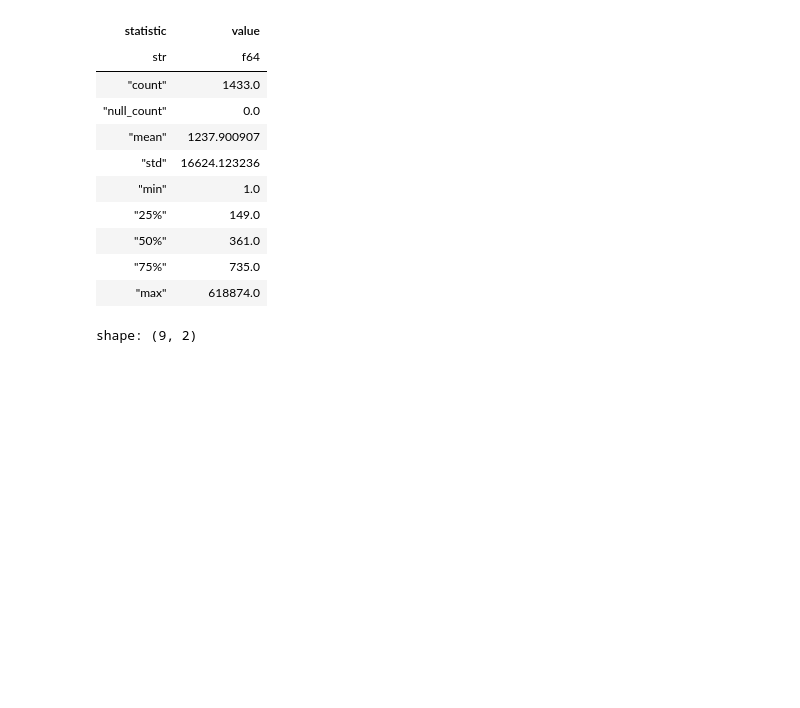
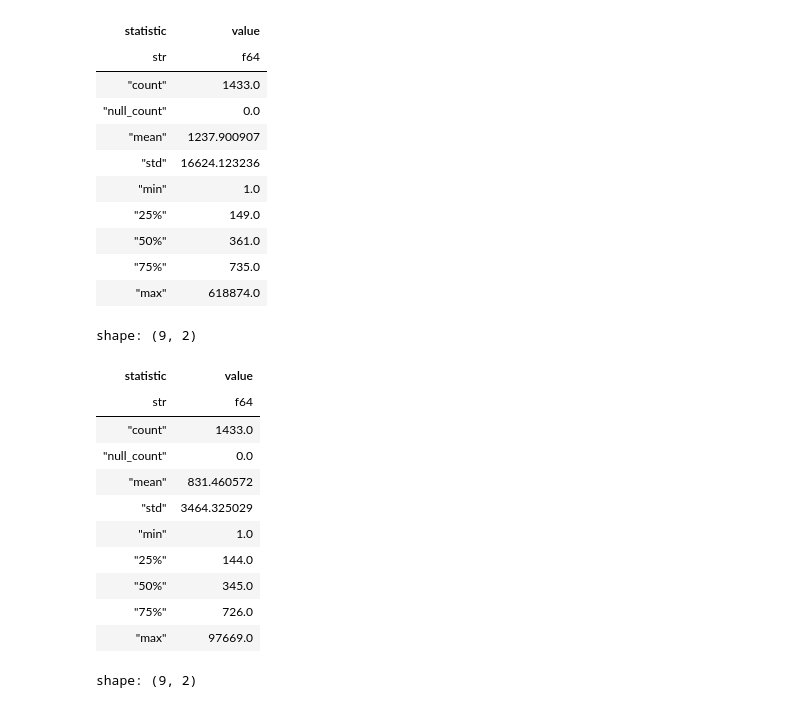
Before and after one commit to NetherQuartz/ilo-toki, a Jupyter notebook: combined-dataset/00_data.ipynb, the cells around one changed output. Saved outputs shown, nothing was run; the diff lists cells and outputs as text; code cells hidden in the pictures; blank space fills up the shorter version.

```diff
--- a/combined-dataset/00_data.ipynb
+++ b/combined-dataset/00_data.ipynb
@@ -229,6 +297,21 @@ shape: (9, 2)
 | "50%" | 361.0 |
 | "75%" | 735.0 |
 | "max" | 618874.0 |
+# %%
+poki_dataset["train"].to_polars()["text"].map_elements(clean_text).map_elements(count_tokens).describe()
+# %% [output]
+shape: (9, 2)
+| statistic | value |
+| str | f64 |
+| "count" | 1433.0 |
+| "null_count" | 0.0 |
+| "mean" | 831.460572 |
+| "std" | 3464.325029 |
+| "min" | 1.0 |
+| "25%" | 144.0 |
+| "50%" | 345.0 |
+| "75%" | 726.0 |
+| "max" | 97669.0 |
 # %%
 kule_dataset["train"].to_polars()["text"].map_elements(count_tokens).describe()
 # %% [output]
```
Also changed, not shown: parts of 17 cells of this notebook.
